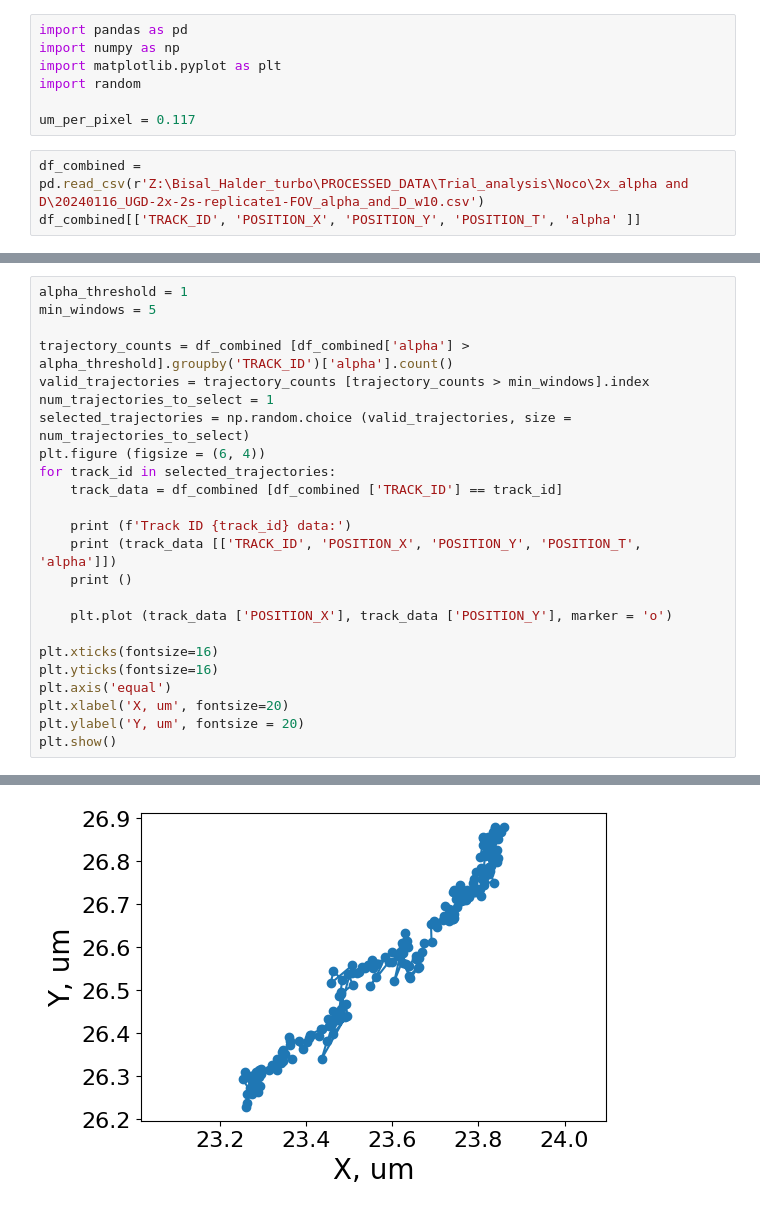
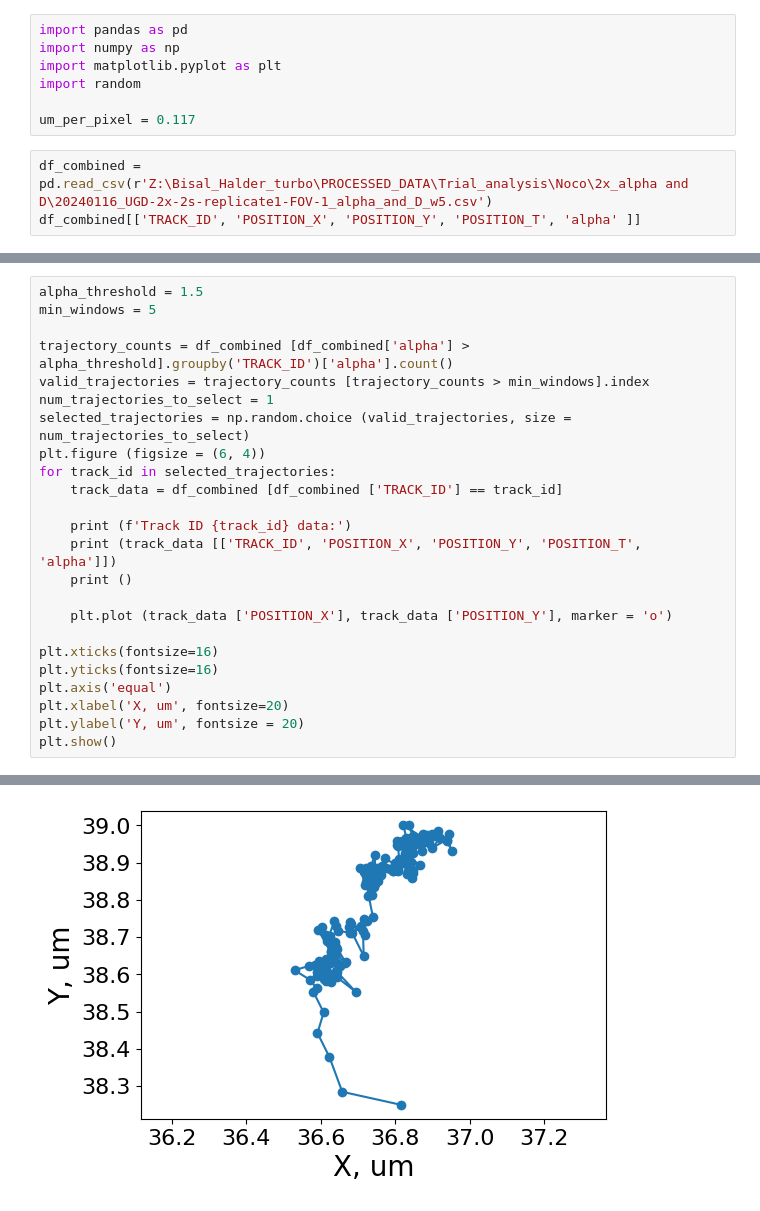
Before and after one commit to walterlab-um/Hyperosmotic_Confinement-Jump, a Jupyter notebook: plots/Plotting the jumping teajectories.ipynb, the cells around one changed output, grey strips where cells are left out. Cells and saved outputs as stored; diff of their text form.

```diff
--- a/plots/Plotting the jumping teajectories.ipynb
+++ b/plots/Plotting the jumping teajectories.ipynb
@@ -8,7 +8,7 @@ import random
 
 um_per_pixel = 0.117
 # %%
-df_combined = pd.read_csv(r'Z:\Bisal_Halder_turbo\PROCESSED_DATA\Trial_analysis\Noco\2x_alpha and D\20240116_UGD-2x-2s-replicate1-FOV_alpha_and_D_w10.csv')
+df_combined = pd.read_csv(r'Z:\Bisal_Halder_turbo\PROCESSED_DATA\Trial_analysis\Noco\2x_alpha and D\20240116_UGD-2x-2s-replicate1-FOV-1_alpha_and_D_w5.csv')
 df_combined[['TRACK_ID', 'POSITION_X', 'POSITION_Y', 'POSITION_T', 'alpha' ]]
 # %% [output]
 |  | TRACK_ID | POSITION_X | POSITION_Y | POSITION_T | alpha |
@@ -45,5 +45,5 @@ df_combined[['TRACK_ID', 'POSITION_X', 'POSITION_Y', 'POSITION_T', 'alpha' ]]
 # %%
-alpha_threshold = 1
+alpha_threshold = 1.5
 min_windows = 5
 
 trajectory_counts = df_combined [df_combined['alpha'] > alpha_threshold].groupby('TRACK_ID')['alpha'].count()
@@ -85 +85 @@ Track ID 501.0 data:
-[figure, old version]
+[figure, new version]
```
Also changed, not shown: parts of 3 cells of this notebook.
